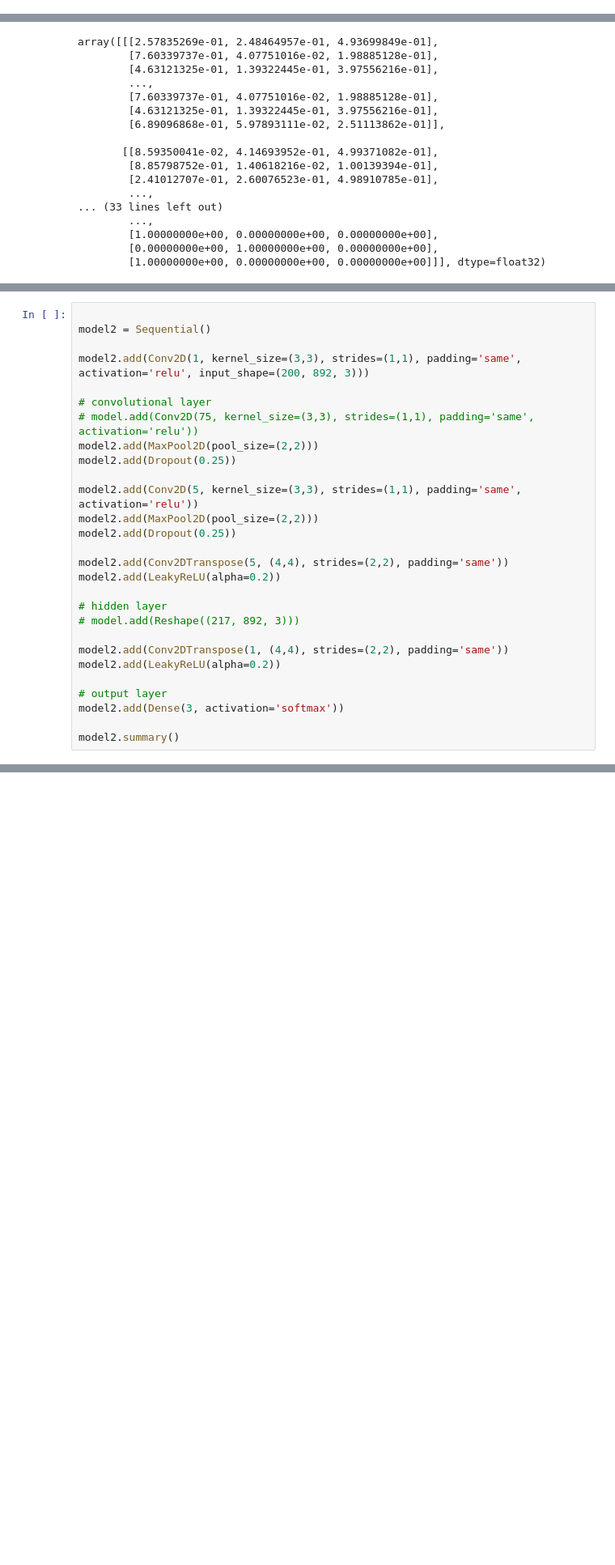
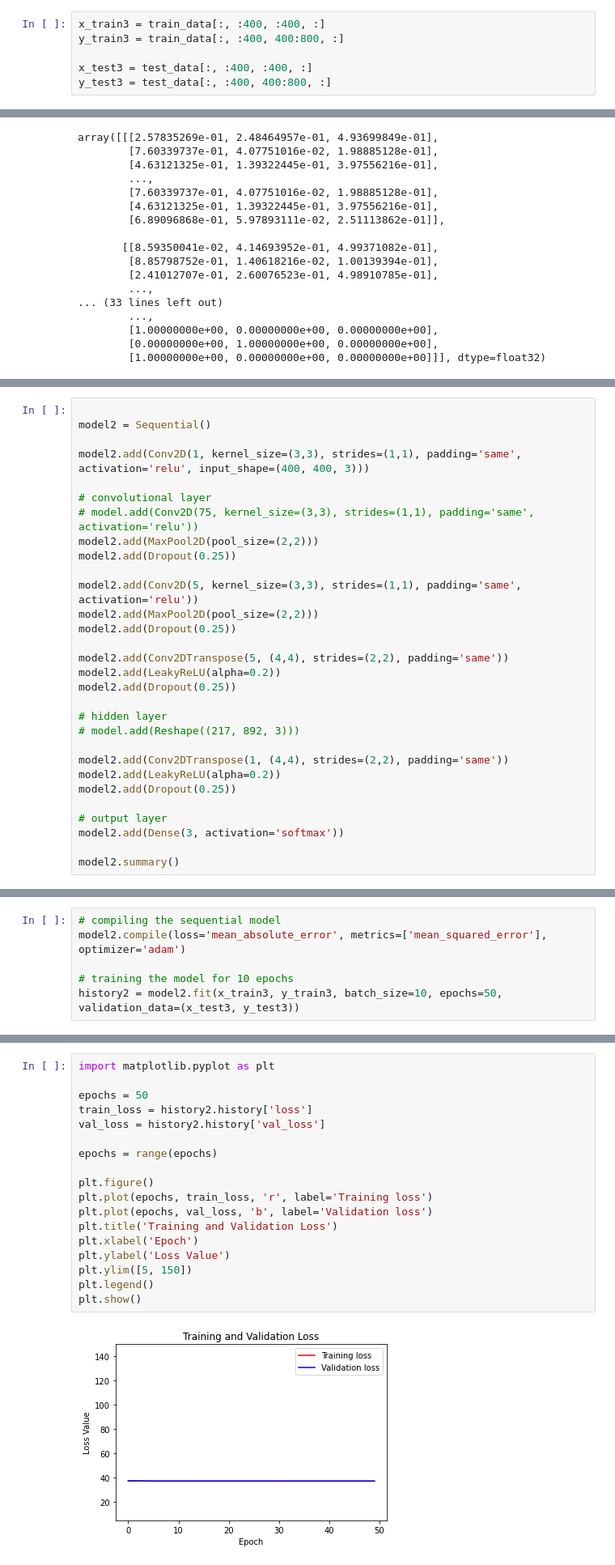
Before and after one commit to CSCCNY/final-project-recomposeclassics, a Jupyter notebook: 02_Spectogram_BasicCNN.ipynb, the cells around one changed output, grey strips where cells are left out. Shown at 81% size. Cells and saved outputs as stored; diff of their text form; blank space fills up the shorter version.

```diff
--- a/02_Spectogram_BasicCNN.ipynb
+++ b/02_Spectogram_BasicCNN.ipynb
@@ -217,0 +233,6 @@ y_test = test_data[:, 200:400, :, :]
+# %%
+x_train3 = train_data[:, :400, :400, :]
+y_train3 = train_data[:, :400, 400:800, :]
+
+x_test3 = test_data[:, :400, :400, :]
+y_test3 = test_data[:, :400, 400:800, :]
@@ -408,7 +505,7 @@ array([[[2.57835269e-01, 2.48464957e-01, 4.93699849e-01],
 
 model2 = Sequential()
 
-model2.add(Conv2D(1, kernel_size=(3,3), strides=(1,1), padding='same', activation='relu', input_shape=(200, 892, 3)))
+model2.add(Conv2D(1, kernel_size=(3,3), strides=(1,1), padding='same', activation='relu', input_shape=(400, 400, 3)))
 
 # convolutional layer
 # model.add(Conv2D(75, kernel_size=(3,3), strides=(1,1), padding='same', activation='relu'))
@@ -421,12 +518,14 @@ model2.add(Dropout(0.25))
 
 model2.add(Conv2DTranspose(5, (4,4), strides=(2,2), padding='same'))
 model2.add(LeakyReLU(alpha=0.2))
+model2.add(Dropout(0.25))
 
 # hidden layer
 # model.add(Reshape((217, 892, 3)))
 
 model2.add(Conv2DTranspose(1, (4,4), strides=(2,2), padding='same'))
 model2.add(LeakyReLU(alpha=0.2))
+model2.add(Dropout(0.25))
 
 # output layer
 model2.add(Dense(3, activation='softmax'))
@@ -434,0 +552,6 @@ model2.summary()
+# %%
+# compiling the sequential model
+model2.compile(loss='mean_absolute_error', metrics=['mean_squared_error'], optimizer='adam')
+
+# training the model for 10 epochs
+history2 = model2.fit(x_train3, y_train3, batch_size=10, epochs=50, validation_data=(x_test3, y_test3))
@@ -435 +562,21 @@ model2.summary()
+# %%
+import matplotlib.pyplot as plt
+
+epochs = 50
+train_loss = history2.history['loss']
+val_loss = history2.history['val_loss']
+
+epochs = range(epochs)
+
+plt.figure()
+plt.plot(epochs, train_loss, 'r', label='Training loss')
+plt.plot(epochs, val_loss, 'b', label='Validation loss')
+plt.title('Training and Validation Loss')
+plt.xlabel('Epoch')
+plt.ylabel('Loss Value')
+plt.ylim([5, 150])
+plt.legend()
+plt.show()
+# %% [output]
+[figure, added]
 # %%
```
Also changed, not shown: parts of 20 cells of this notebook.
